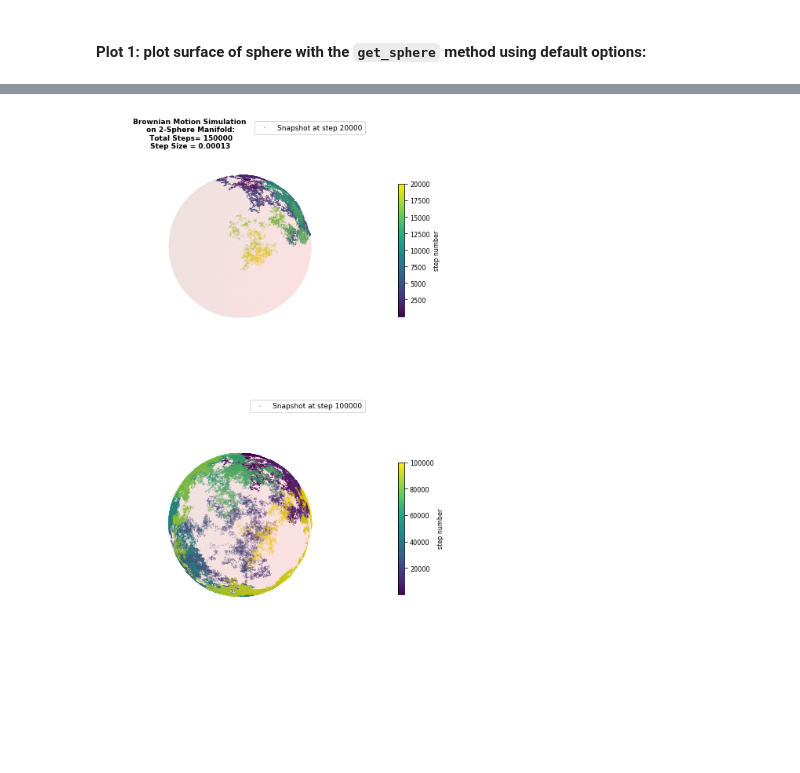
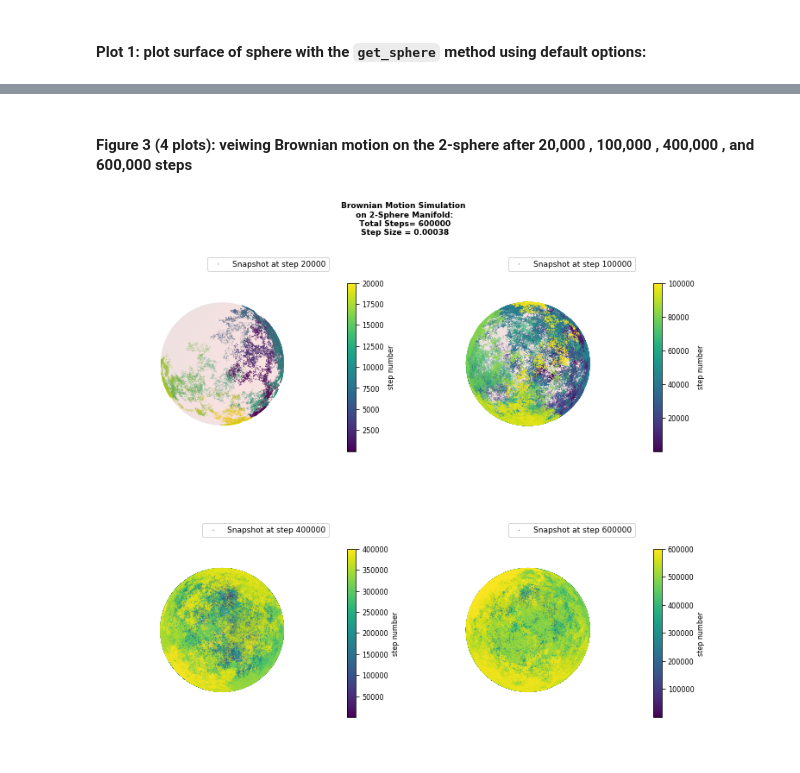
Before and after one commit to hankbesser/brownian-manifold, a Jupyter notebook: notebook_examples/manifold_example.ipynb, the cells around one changed output, grey strips where cells are left out. Drawn from its saved outputs; the diff is of its cells as text; code cells hidden in the pictures; blank space fills up the shorter version.

Commit message:
update descriptions and increase step number to clearly show ergodic and markovian props

```diff
--- a/notebook_examples/manifold_example.ipynb
+++ b/notebook_examples/manifold_example.ipynb
@@ -48,8 +43,8 @@
 # specify the inital paramters for 2-sphere
 sphere_manifold= Manifold(manifold='sphere',
                           radius_sphere=1,
-                          final_time=20,
-                          n_steps=150000)
+                          final_time=228,
+                          n_steps=600000)
 # %%
 # specify the inital paramters for finite cylinder
 cylinder_manifold = Manifold(manifold='cylinder',
@@ -209,4 +228,6 @@ sphere_manifold.plot_brownian_sphere(sphere_simdata,steptoplot=[100000])
+# %% [markdown]
+#### Figure 3 (4 plots): veiwing Brownian motion on the 2-sphere after 20,000 , 100,000 , 400,000 , and 600,000 steps
 # %%
-sphere_manifold.plot_brownian_sphere(sphere_simdata,steptoplot=[20000,100000])
+sphere_manifold.plot_brownian_sphere(sphere_simdata,steptoplot=[20000,100000,400000,600000])
 # %% [output]
-[figure, old version]
+[figure, new version]
```
Also changed, not shown: parts of 16 cells of this notebook.
